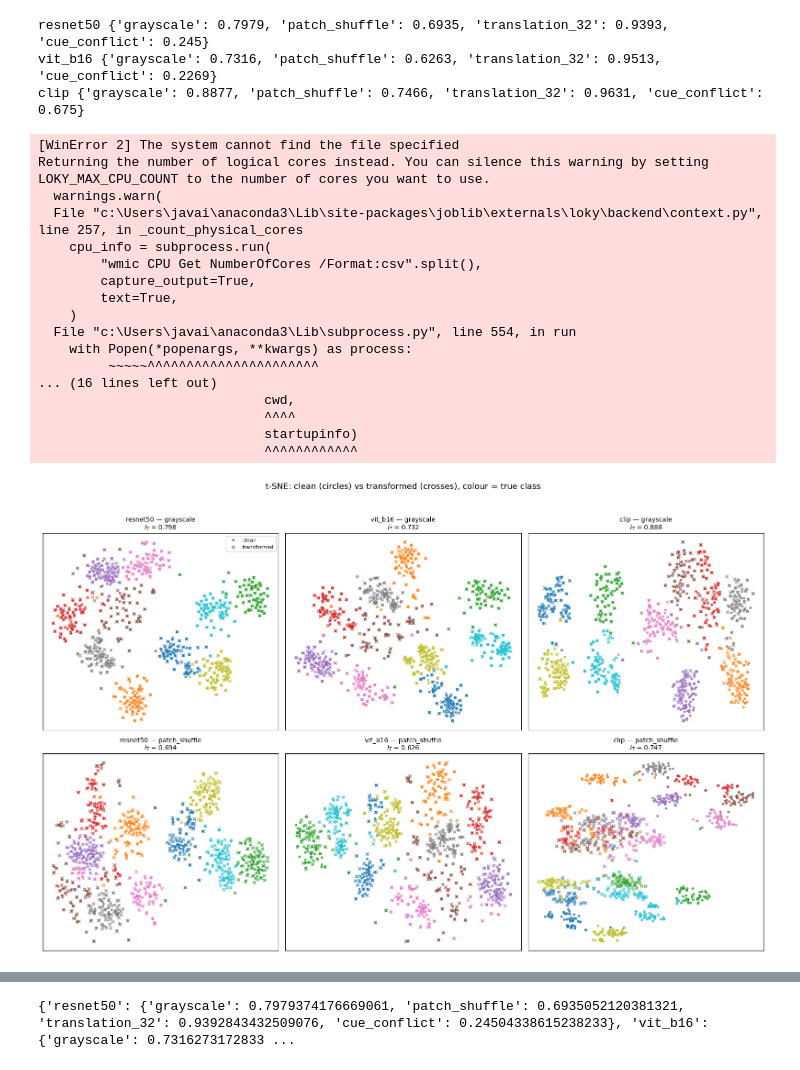
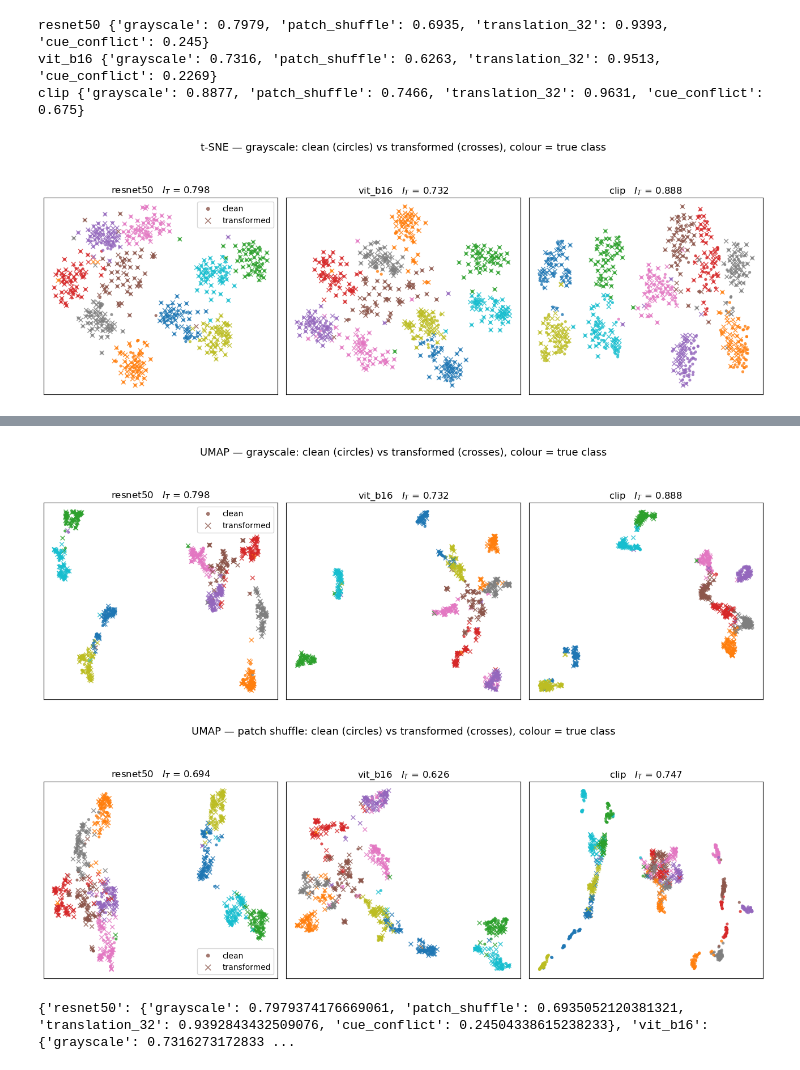
Before and after one commit to fahan13/atml_pa1_28100422, a Jupyter notebook: task1/notebooks/06_representation_analysis.ipynb, the cells around one changed output, grey strips where cells are left out. Saved outputs shown, nothing was run; the diff lists cells and outputs as text; code cells hidden in the pictures.

Commit message:
seperated plots for greyscale and shuffle

```diff
--- a/task1/notebooks/06_representation_analysis.ipynb
+++ b/task1/notebooks/06_representation_analysis.ipynb
@@ -100,56 +100,39 @@ clip {'grayscale': 0.8877, 'patch_shuffle': 0.7466, 'translation_32': 0.9631, 'c
 # %%
 # %% Cell 5: t-SNE and UMAP, side by side
 # Settings fixed and reported, as the manual requires.
 TSNE_KW = dict(n_components=2, perplexity=30, init='pca', learning_rate='auto', random_state=6304)
 UMAP_KW = dict(n_components=2, n_neighbors=15, min_dist=0.1, random_state=6304)
 results["visualization_settings"] = {"tsne": {k: str(v) for k, v in TSNE_KW.items()},
                                       "umap": {k: str(v) for k, v in UMAP_KW.items()}}
 
-show_interventions = ["grayscale", "patch_shuffle"]   #both extremes
+show_interventions = ["grayscale", "patch_shuffle"]
 
 for method_name, make_proj in [("t-SNE", lambda: TSNE(**TSNE_KW)),
                                 ("UMAP",  lambda: umap.UMAP(**UMAP_KW))]:
-    fig, axes = plt.subplots(len(show_interventions), 3, figsize=(16, 5.2 * len(show_interventions)))
-    for r, interv in enumerate(show_interventions):
+    for interv in show_interventions:
+        fig, axes = plt.subplots(1, 3, figsize=(13, 4.6))
         for c, (name, _, _, _) in enumerate(backbones_info):
             f_clean = feature_store[(name, "clean")]
             f_t = feature_store[(name, interv)]
-
             combined = np.vstack([f_clean, f_t])
             proj = make_proj().fit_transform(combined)
             n = len(f_clean)
 
-            ax = axes[r, c]
-            ax.scatter(proj[:n, 0], proj[:n, 1], c=labels, cmap='tab10', s=9,
-                        marker='o', alpha=0.75, label='clean')
-            ax.scatter(proj[n:, 0], proj[n:, 1], c=labels, cmap='tab10', s=22,
-                        marker='x', alpha=0.75, label='transformed')
+            ax = axes[c]
+            ax.scatter(proj[:n, 0], proj[:n, 1], c=labels, cmap='tab10', s=14,
+                        marker='o', alpha=0.8, linewidths=0, label='clean')
+            ax.scatter(proj[n:, 0], proj[n:, 1], c=labels, cmap='tab10', s=30,
+                        marker='x', alpha=0.8, linewidths=1.1, label='transformed')
             cos = results["cosine_stability"][name][interv]
-            ax.set_title(f"{name} — {interv}\n$I_T$ = {cos:.3f}", fontsize=10)
+            ax.set_title(f"{name}   $I_T$ = {cos:.3f}", fontsize=12)
             ax.set_xticks([]); ax.set_yticks([])
-            if r == 0 and c == 0: ax.legend(fontsize=8, loc='best')
-    fig.suptitle(f"{method_name}: clean (circles) vs transformed (crosses), colour = true class",
-                 fontsize=13, y=0.995)
-    plt.tight_layout(rect=[0, 0, 1, 0.97])
-    fname = f"representation_{method_name.lower().replace('-','')}.png"
-    fig.savefig(f"../../report/figures/{fname}", dpi=180, bbox_inches='tight')
-    plt.show()
+            if c == 0:
+                ax.legend(fontsize=10, loc='best', markerscale=1.3)
+        fig.suptitle(f"{method_name} — {interv.replace('_',' ')}: clean (circles) vs transformed (crosses), colour = true class",
+                     fontsize=13, y=1.0)
+        plt.tight_layout(rect=[0, 0, 1, 0.94])
+        fname = f"repr_{method_name.lower().replace('-','')}_{interv}.png"
+        fig.savefig(f"../../report/figures/{fname}", dpi=220, bbox_inches='tight')
+        plt.show()
 # %% [output]
-[WinError 2] The system cannot find the file specified
-Returning the number of logical cores instead. You can silence this warning by setting LOKY_MAX_CPU_COUNT to the number of cores you want to use.
-  warnings.warn(
-  File "c:\Users\javai\anaconda3\Lib\site-packages\joblib\externals\loky\backend\context.py", line 257, in _count_physical_cores
-    cpu_info = subprocess.run(
-        "wmic CPU Get NumberOfCores /Format:csv".split(),
-        capture_output=True,
-        text=True,
-    )
-  File "c:\Users\javai\anaconda3\Lib\subprocess.py", line 554, in run
-    with Popen(*popenargs, **kwargs) as process:
-         ~~~~~^^^^^^^^^^^^^^^^^^^^^^
-... (16 lines left out)
-                             cwd,
-                             ^^^^
-                             startupinfo)
-                             ^^^^^^^^^^^^
-[figure, old version]
+[figure, new version]
@@ -157,3 +140,5 @@ Returning the number of logical cores instead. You can silence this warning by s
+[figure, added]
+[figure, added]
 # %%
 # %% Cell 6: save
 save_results(results, "../results/representation_analysis.json")
```
Also changed, not shown: parts of 1 cell of this notebook, 4 other files.
